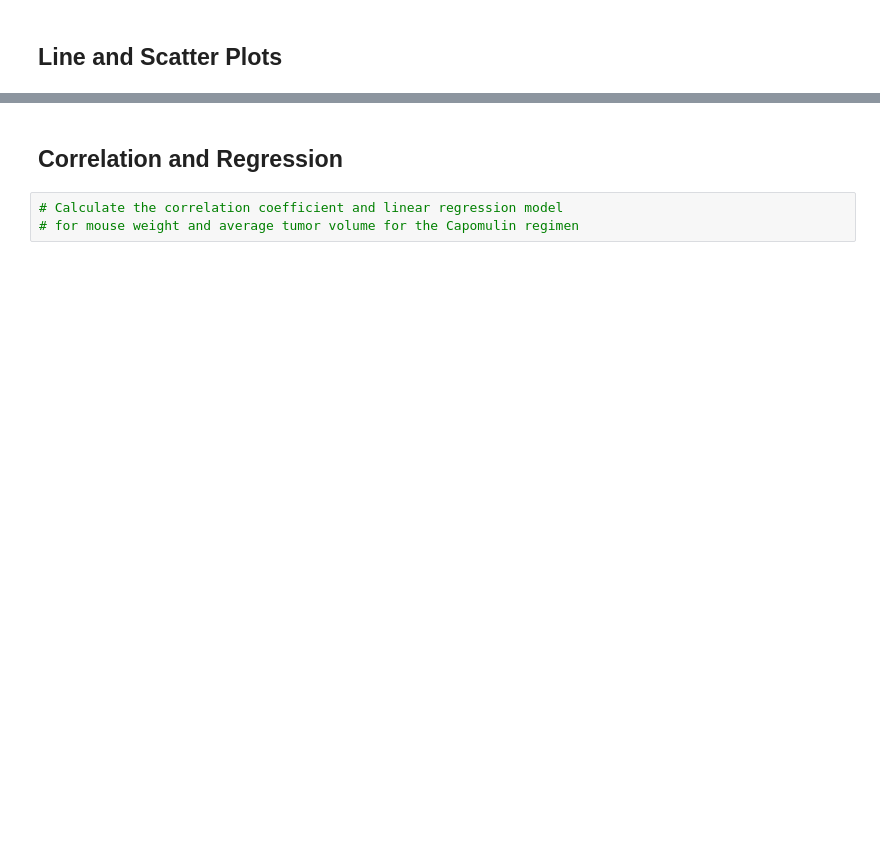
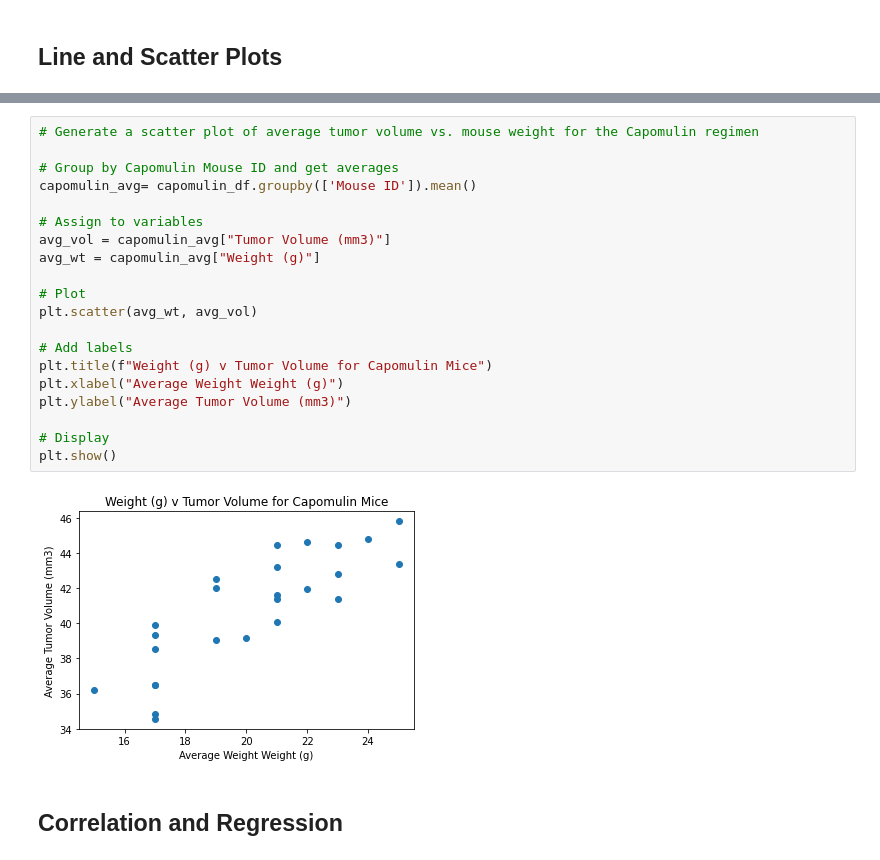
Before and after one commit to nouyang0620/matplotlib-challenge, a Jupyter notebook: Pymaceuticals/pymaceuticals_starter.ipynb, the cells around one changed output, grey strips where cells are left out. Cells and saved outputs as stored; diff of their text form; blank space fills up the shorter version.

Commit message:
Completed assignment

```diff
--- a/Pymaceuticals/pymaceuticals_starter.ipynb
+++ b/Pymaceuticals/pymaceuticals_starter.ipynb
@@ -253,5 +355,24 @@ plt.show()
+# %%
+# Generate a scatter plot of average tumor volume vs. mouse weight for the Capomulin regimen
+
+# Group by Capomulin Mouse ID and get averages
+capomulin_avg= capomulin_df.groupby(['Mouse ID']).mean()
+
+# Assign to variables
+avg_vol = capomulin_avg["Tumor Volume (mm3)"]
+avg_wt = capomulin_avg["Weight (g)"]
+
+# Plot
+plt.scatter(avg_wt, avg_vol)
+
+# Add labels
+plt.title(f"Weight (g) v Tumor Volume for Capomulin Mice")
+plt.xlabel("Average Weight Weight (g)")
+plt.ylabel("Average Tumor Volume (mm3)")
+
+# Display
+plt.show()
+# %% [output]
+[figure, added]
 # %% [markdown]
 ## Correlation and Regression
-# %%
-# Calculate the correlation coefficient and linear regression model
-# for mouse weight and average tumor volume for the Capomulin regimen
```
Also changed, not shown: parts of 13 cells of this notebook.
